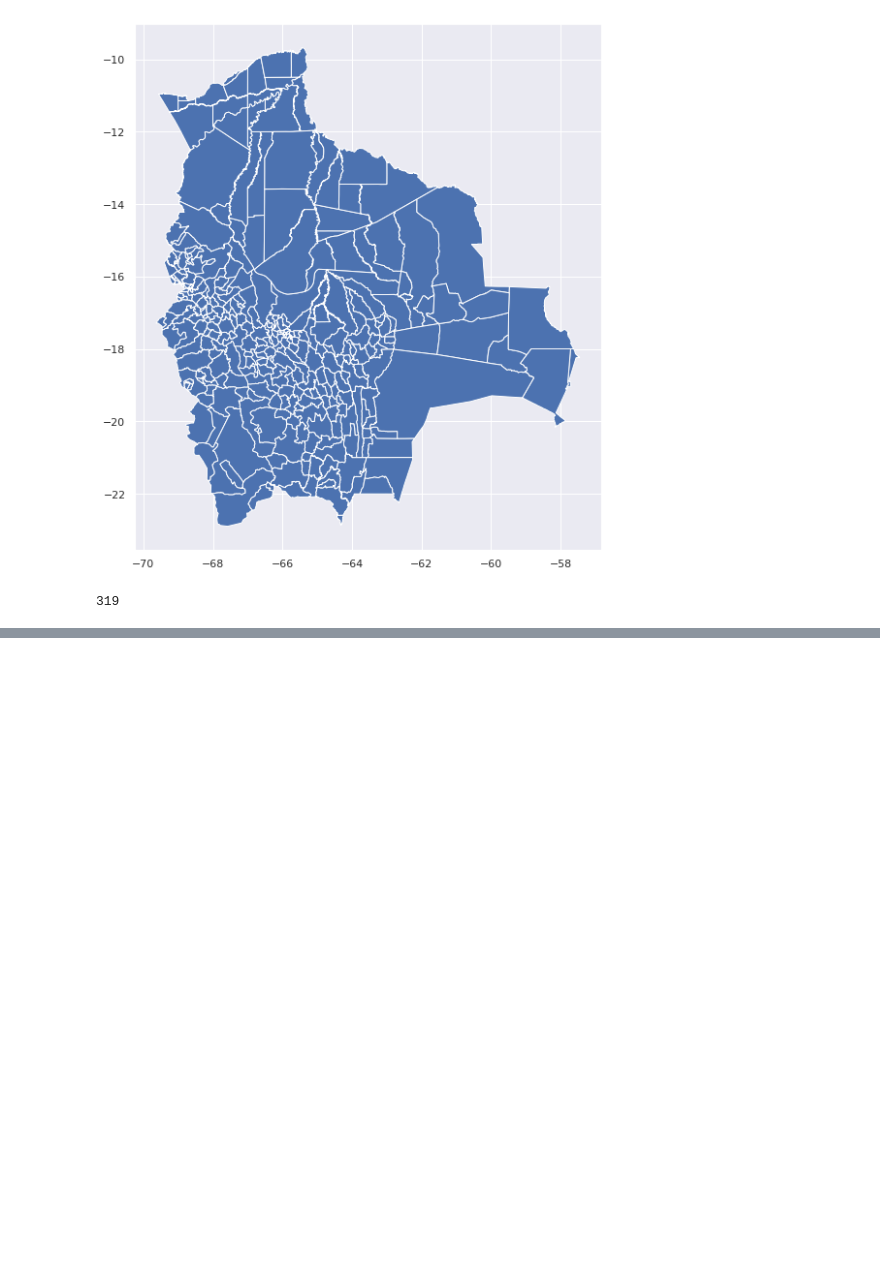
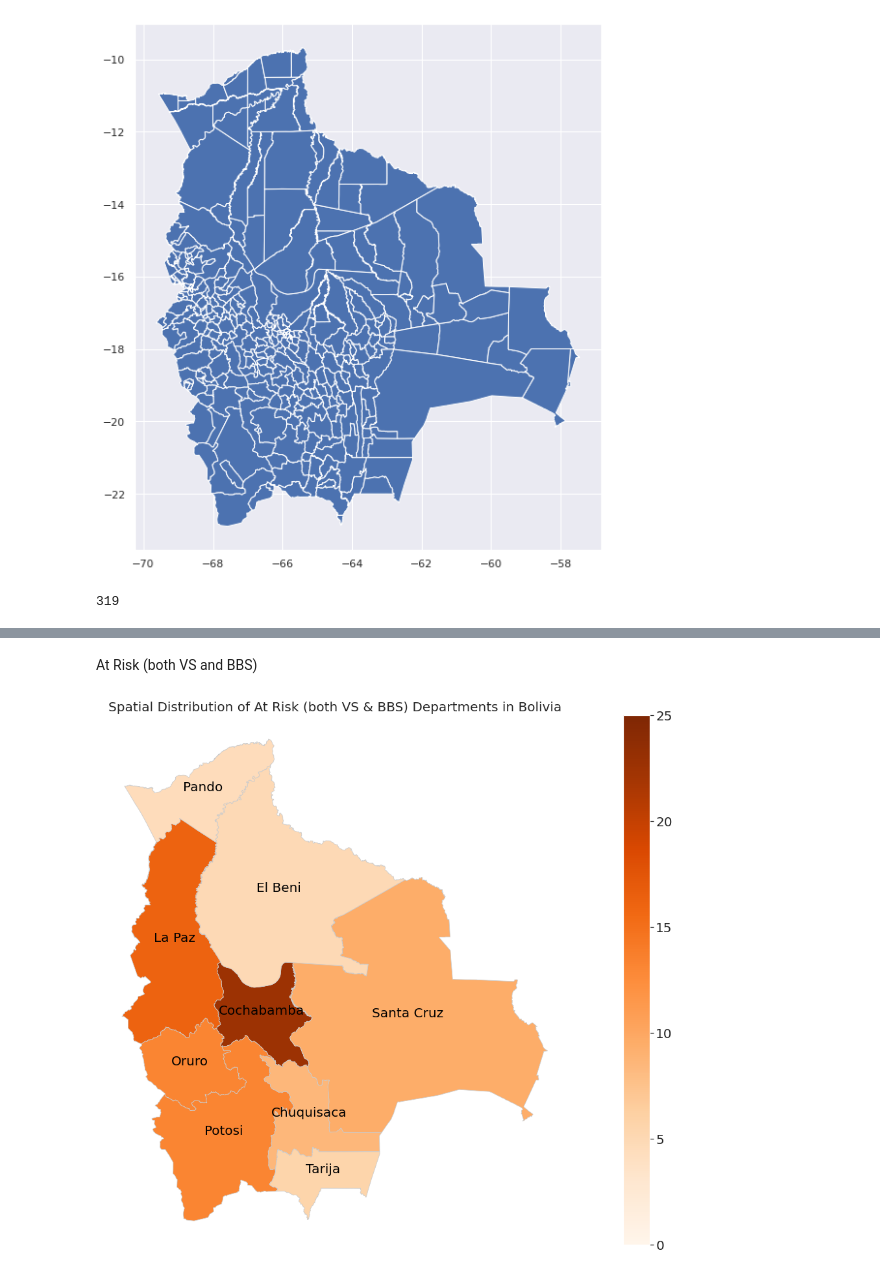
Before and after one commit to benjuarez8/CS81C-Research-Bolivia, a Jupyter notebook: cs81c_visuals.ipynb, the cells around one changed output, grey strips where cells are left out. Saved outputs shown, nothing was run; the diff lists cells and outputs as text; code cells hidden in the pictures; blank space fills up the shorter version.

```diff
--- a/cs81c_visuals.ipynb
+++ b/cs81c_visuals.ipynb
@@ -38,0 +70,3 @@ sns.set(style="darkgrid")
+# %%
+departments['Department'] = departments['name_1']
+departments['Department'] = departments['Department'].str.normalize('NFKD').str.encode('ascii', errors='ignore').str.decode('utf-8')
@@ -181,0 +103,5 @@ plt.show()
+# %%
+dep_results = pd.read_csv("ensemble_avg_dep_results.csv")
+dep_results['Department'] = dep_results['Department'].str.normalize('NFKD').str.encode('ascii', errors='ignore').str.decode('utf-8')
+dep_results['Department'] = dep_results['Department'].str.replace('Beni', 'El Beni')
+dep_results
@@ -181,0 +165,4 @@ plt.show()
+# %%
+dep_merged = departments.set_index('Department').join(dep_results.set_index('Department'))
+dep_merged = dep_merged.reset_index()
+dep_merged.sample(9)
@@ -181,0 +180,19 @@ plt.show()
+# %% [markdown]
+At Risk (both VS and BBS)
+# %%
+fig, ax = plt.subplots(1, figsize=(30, 15))
+ax.axis('off')
+ax.set_title('Spatial Distribution of At Risk (both VS & BBS) Departments in Bolivia', fontdict={'fontsize': '20', 'fontweight' : '3'})
+color = 'Oranges'
+vmin, vmax = 0, 25
+# vmin, vmax = dep_merged.At_Risk.min(), dep_merged.At_Risk.max()
+sm = plt.cm.ScalarMappable(cmap=color, norm=plt.Normalize(vmin=vmin, vmax=vmax))
+sm._A = []
+cbar = fig.colorbar(sm)
+cbar.ax.tick_params(labelsize=20)
+dep_merged.plot('At_Risk', cmap=color, vmin=vmin, vmax=vmax, linewidth=0.8, ax=ax, edgecolor='0.8', figsize=(30,15))
+for x, y, label in zip(departments.geometry.centroid.x, departments.geometry.centroid.y, dep_merged.Department):
+  ax.annotate(s=label, xy=(x,y), horizontalalignment='center', fontsize=20, color='black', wrap=True)
+plt.show()
+# %% [output]
+[figure, added]
```
Also changed, not shown: parts of 58 cells of this notebook.
